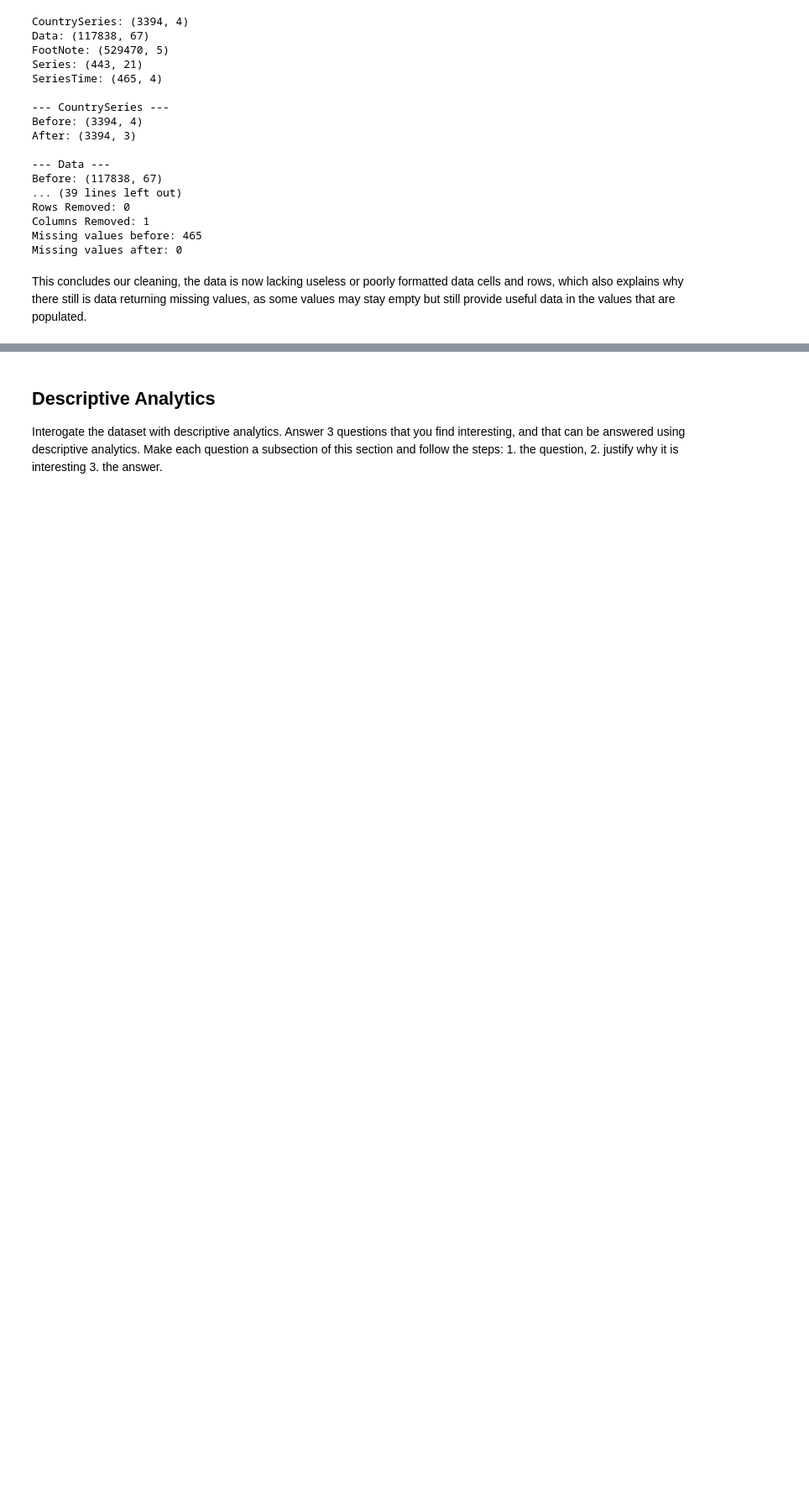
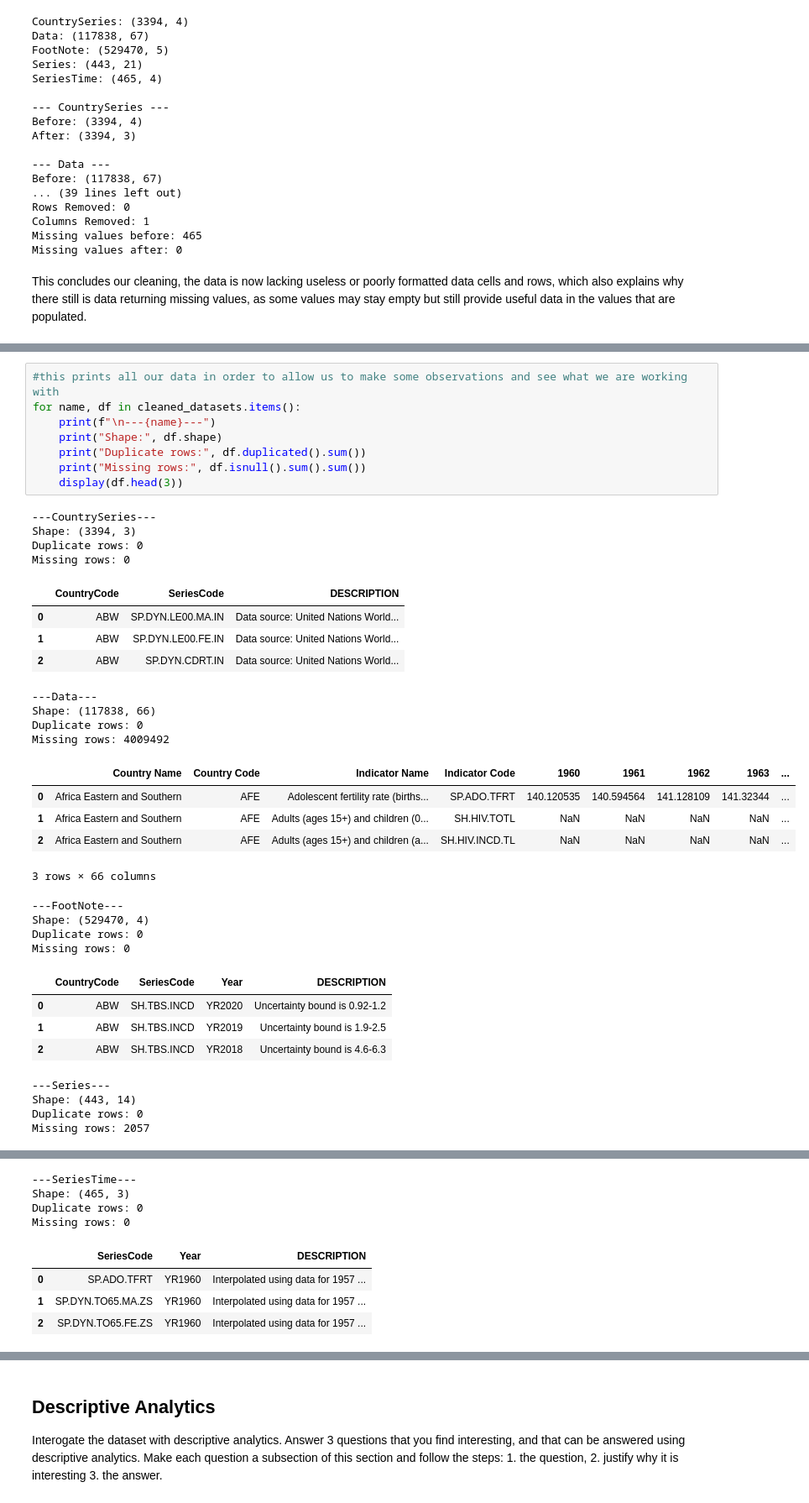
Before and after one commit to lappland-stack/CSCU9M3---Scripting-for-Data-Science-2026-7---The-Assignment, a Jupyter notebook: 3546619_CSCU9M3_TheAssignment_Aut26.ipynb, the cells around one changed output, grey strips where cells are left out. Shown at 84% size. Cells and saved outputs as stored; diff of their text form; blank space fills up the shorter version.

```diff
--- a/3546619_CSCU9M3_TheAssignment_Aut26.ipynb
+++ b/3546619_CSCU9M3_TheAssignment_Aut26.ipynb
@@ -231,0 +225,38 @@ Programmatically explore the dataset. Tell the reader, how the dataset looks lik
+# %%
+#this prints all our data in order to allow us to make some observations and see what we are working with
+for name, df in cleaned_datasets.items():
+    print(f"\n---{name}---")
+    print("Shape:", df.shape)
+    print("Duplicate rows:", df.duplicated().sum())
+    print("Missing rows:", df.isnull().sum().sum())
+    display(df.head(3))
+# %% [output]
+---CountrySeries---
+Shape: (3394, 3)
+Duplicate rows: 0
+Missing rows: 0
+|  | CountryCode | SeriesCode | DESCRIPTION |
+| 0 | ABW | SP.DYN.LE00.MA.IN | Data source: United Nations World... |
+| 1 | ABW | SP.DYN.LE00.FE.IN | Data source: United Nations World... |
+| 2 | ABW | SP.DYN.CDRT.IN | Data source: United Nations World... |
+---Data---
+Shape: (117838, 66)
+Duplicate rows: 0
+Missing rows: 4009492
+|  | Country Name | Country Code | Indicator Name | Indicator Code | 1960 | 1961 | 1962 | 1963 | ... |
+| 0 | Africa Eastern and Southern | AFE | Adolescent fertility rate (births... | SP.ADO.TFRT | 140.120535 | 140.594564 | 141.128109 | 141.32344 | ... |
+| 1 | Africa Eastern and Southern | AFE | Adults (ages 15+) and children (0... | SH.HIV.TOTL | NaN | NaN | NaN | NaN | ... |
+| 2 | Africa Eastern and Southern | AFE | Adults (ages 15+) and children (a... | SH.HIV.INCD.TL | NaN | NaN | NaN | NaN | ... |
+3 rows × 66 columns
+---FootNote---
+Shape: (529470, 4)
+Duplicate rows: 0
+Missing rows: 0
+|  | CountryCode | SeriesCode | Year | DESCRIPTION |
+| 0 | ABW | SH.TBS.INCD | YR2020 | Uncertainty bound is 0.92-1.2 |
+| 1 | ABW | SH.TBS.INCD | YR2019 | Uncertainty bound is 1.9-2.5 |
+| 2 | ABW | SH.TBS.INCD | YR2018 | Uncertainty bound is 4.6-6.3 |
+---Series---
+Shape: (443, 14)
+Duplicate rows: 0
+Missing rows: 2057
@@ -231,0 +267,8 @@ Programmatically explore the dataset. Tell the reader, how the dataset looks lik
+---SeriesTime---
+Shape: (465, 3)
+Duplicate rows: 0
+Missing rows: 0
+|  | SeriesCode | Year | DESCRIPTION |
+| 0 | SP.ADO.TFRT | YR1960 | Interpolated using data for 1957 ... |
+| 1 | SP.DYN.TO65.MA.ZS | YR1960 | Interpolated using data for 1957 ... |
+| 2 | SP.DYN.TO65.FE.ZS | YR1960 | Interpolated using data for 1957 ... |
```
Also changed, not shown: parts of 15 cells of this notebook.
